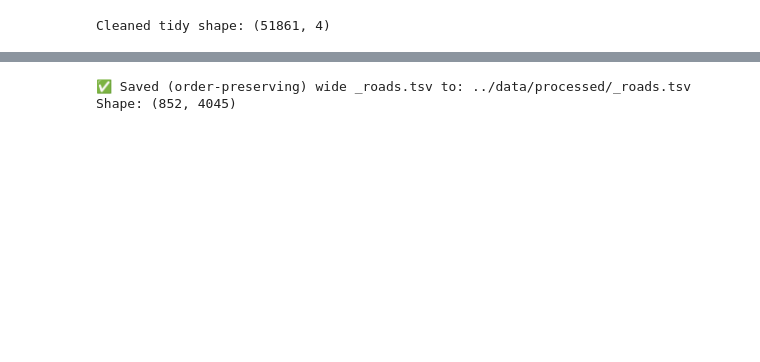
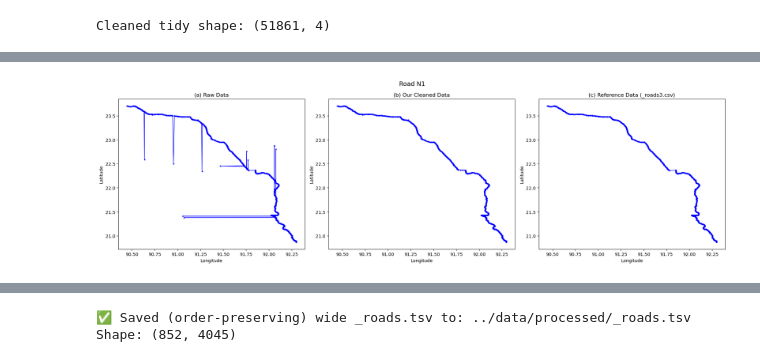
Before and after one commit to taufik-my/ASIM_Team14, a Jupyter notebook: EPA133a-G14-A1/notebook/fixing_road.ipynb, the cells around one changed output, grey strips where cells are left out. Saved outputs shown, nothing was run; the diff lists cells and outputs as text; code cells hidden in the pictures; blank space fills up the shorter version.

```diff
--- a/EPA133a-G14-A1/notebook/fixing_road.ipynb
+++ b/EPA133a-G14-A1/notebook/fixing_road.ipynb
@@ -753,0 +766,83 @@ plot_three_all_roads_lines(tidy, cleaned_tidy, roads3_tidy)
+# %%
+def plot_road_raw_clean_ref(
+    raw_tidy, cleaned_tidy, road_name,
+    ref_tidy=None, show_ref=True,
+    title_suffix="", figsize=(20, 6),
+    marker="o", markersize=2, linewidth=1
+):
+    """
+    raw_tidy: tidy df (road, lrp, lat, lon) - BEFORE
+    cleaned_tidy: tidy df (road, lrp, lat, lon) - AFTER (already cleaned; no repair here)
+    ref_tidy: tidy df (road, lrp, lat, lon) - REFERENCE (optional)
+    """
+
+    # BEFORE
+    road_pts = (
+        raw_tidy[raw_tidy["road"] == road_name][["lrp", "lat", "lon"]]
+        .copy()
+        .reset_index(drop=True)
+    )
+    if road_pts.empty:
+        print(f"Road {road_name} not found in raw_tidy.")
+        return
+
+    # AFTER (already cleaned)
+    cleaned_pts = (
+        cleaned_tidy[cleaned_tidy["road"] == road_name][["lrp", "lat", "lon"]]
+        .copy()
+        .reset_index(drop=True)
+    )
+    if cleaned_pts.empty:
+        print(f"Road {road_name} not found in cleaned_tidy.")
+        return
+
+    # REFERENCE (optional)
+    prof_pts = None
+    if show_ref and ref_tidy is not None:
+        prof_pts = (
+            ref_tidy[ref_tidy["road"] == road_name][["lrp", "lat", "lon"]]
+            .copy()
+            .reset_index(drop=True)
+        )
+
+    # Panels (preserve your original layout)
+    ncols = 3 if (show_ref and ref_tidy is not None) else 2
+    fig, axes = plt.subplots(1, ncols, figsize=figsize)
+
+    # (a) BEFORE
+    axes[0].plot(road_pts["lon"], road_pts["lat"],
+                 marker=marker, markersize=markersize, linewidth=linewidth, color="blue")
+    axes[0].set_title("(a) Raw Data")
+    axes[0].set_xlabel("Longitude")
+    axes[0].set_ylabel("Latitude")
+
+    # (b) AFTER
+    axes[1].plot(cleaned_pts["lon"], cleaned_pts["lat"],
+                 marker=marker, markersize=markersize, linewidth=linewidth, color="blue")
+    axes[1].set_title("(b) Our Cleaned Data")
+    axes[1].set_xlabel("Longitude")
+    axes[1].set_ylabel("Latitude")
+
+    # (c) REFERENCE
+    if ncols == 3:
+        if prof_pts is None or prof_pts.empty:
+            axes[2].text(0.5, 0.5, "Road not in reference data",
+                         ha="center", va="center")
+            axes[2].set_axis_off()
+        else:
+            axes[2].plot(prof_pts["lon"], prof_pts["lat"],
+                         marker=marker, markersize=markersize, linewidth=linewidth, color="blue")
+            axes[2].set_title("(c) Reference Data (_roads3.csv)")
+            axes[2].set_xlabel("Longitude")
+            axes[2].set_ylabel("Latitude")
+    fig.suptitle(f"Road {road_name}", fontsize=14)
+
+    plt.tight_layout()
+    plt.show()
+
+
+plot_road_raw_clean_ref(tidy, cleaned_tidy, "N1", ref_tidy=roads3_tidy, show_ref=True)
+plot_road_raw_clean_ref(tidy, cleaned_tidy, "N2", ref_tidy=roads3_tidy, show_ref=True)
+plot_road_raw_clean_ref(tidy, cleaned_tidy, "N113", ref_tidy=roads3_tidy, show_ref=True)
+# %% [output]
+[figure, added]
```
Also changed, not shown: parts of 4 cells of this notebook, 2 other files.
